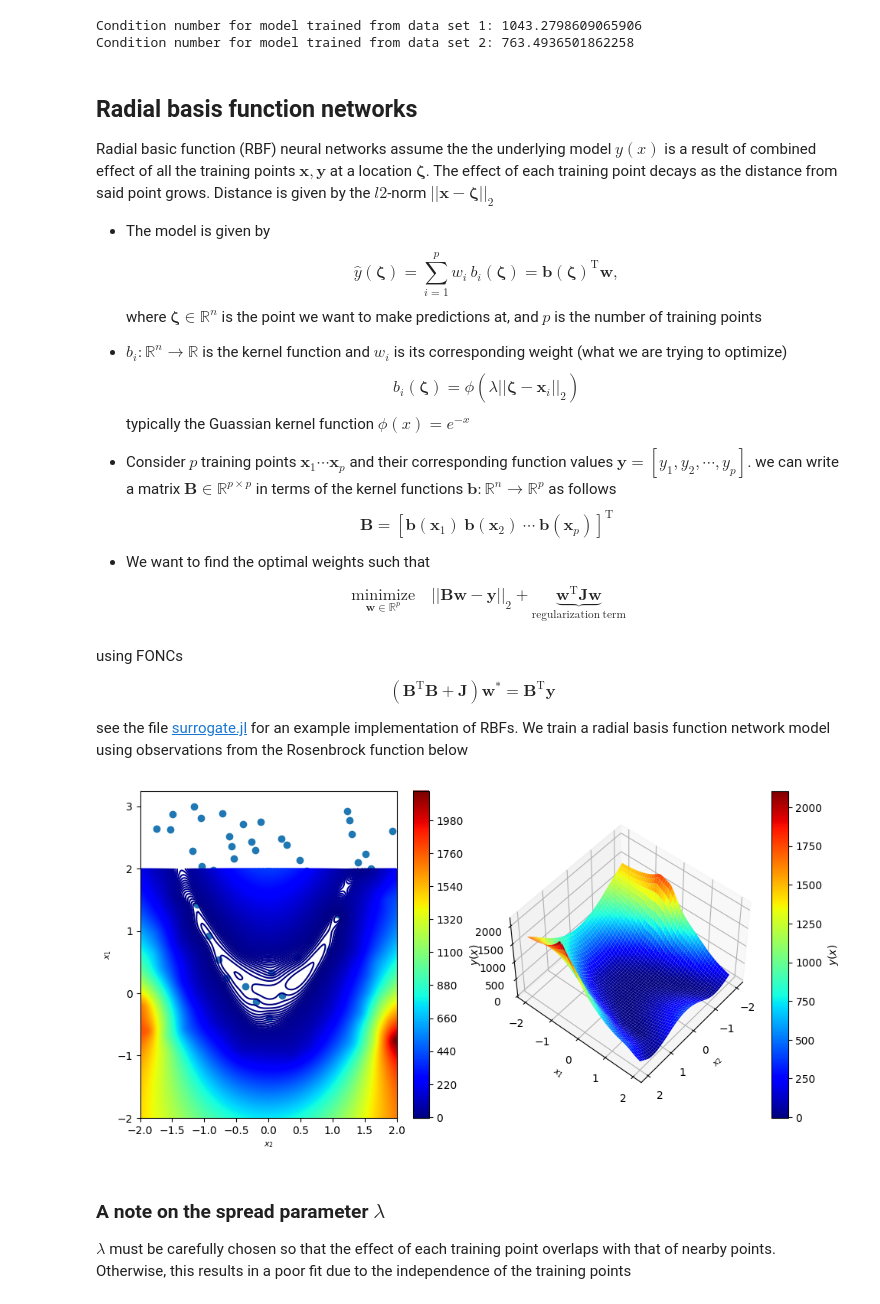
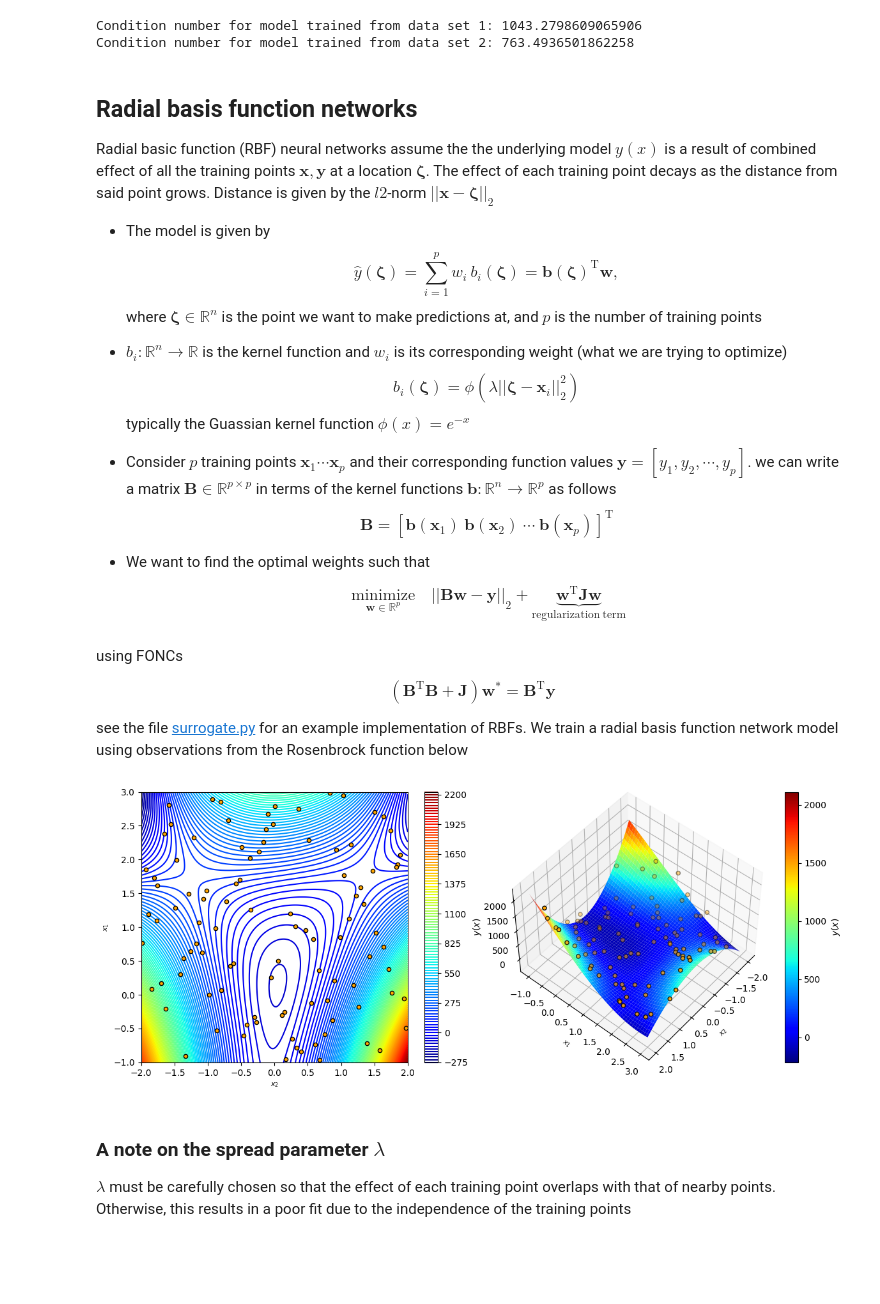
Before and after one commit to khbalhandawi/MECH559_notebooks, a Jupyter notebook: 3_data_fits/Model_fits_py.ipynb, the cells around one changed output. Saved outputs shown, nothing was run; the diff lists cells and outputs as text; code cells hidden in the pictures; blank space fills up the shorter version.

```diff
--- a/3_data_fits/Model_fits_py.ipynb
+++ b/3_data_fits/Model_fits_py.ipynb
@@ -82,10 +77,6 @@ $$
 We plot it below
 # %%
 rosen = lambda x1,x2 : (1.0 - x1)**2 + 100.0 * (x2 - x1**2)**2
-
-# Replace with your bounds
-lb = np.array([-2, -2])
-ub = np.array([2, 2])
 
 # Grid for plotting
 bounds_plot = np.vstack([lb, ub])
@@ -98,7 +89,7 @@ X_plot, Y_plot = np.meshgrid(x_plot, y_plot)
 # Compute true function value
 Z_plot = rosen(X_plot, Y_plot)
 
-fig = plt.figure(figsize=(10, 5))
+fig = plt.figure(figsize=(12, 5))
 
 # Contour plot
 ax1 = fig.add_subplot(1, 2, 1)
@@ -323,7 +312,7 @@ where $\boldsymbol{\zeta} \in \mathbb{R}^n$ is the point we want to make predict
 
 * $b_{i} : \mathbb{R}^n \rightarrow \mathbb{R}$ is the kernel function and $w_i$ is its corresponding weight (what we are trying to optimize)
 $$
-b_{i} (\boldsymbol {\zeta}) = \phi (\lambda ||{\boldsymbol {\zeta} -\mathbf {x} _{i}}||_2)
+b_{i} (\boldsymbol {\zeta}) = \phi (\lambda ||{\boldsymbol {\zeta} -\mathbf {x} _{i}}||_2^2)
 $$
 typically the Guassian kernel function $\phi(x) = e^{-x}$
 
@@ -345,7 +334,7 @@ $$
 \left(\mathbf{B}^{\mathrm{T}}\mathbf{B} + \mathbf{J}\right)\mathbf{w}^* = \mathbf{B}^{\mathrm{T}}\mathbf{y}
 $$
 
-see the file [surrogate.jl](./surrogate.jl) for an example implementation of RBFs. We train a radial basis function network model using observations from the Rosenbrock function below
+see the file [surrogate.py](./surrogate.py) for an example implementation of RBFs. We train a radial basis function network model using observations from the Rosenbrock function below
 # %%
 # train the model
 rbf_surrogate = Surrogate(X=lhs, Y=Y[:,None], type="RBF", lb=lb, ub=ub, r=0.0, λ=0.05)
@@ -353,30 +342,31 @@ rbf_surrogate.train()
 # %%
 # Predictions
 zh = rbf_surrogate.predict(x_predict)
 Zh = zh.reshape(X_plot.shape)
-fig = plt.figure(figsize=(10, 5))
+fig = plt.figure(figsize=(12, 5))
 
 # Contour plot
 ax1 = fig.add_subplot(1, 2, 1)
-contour = ax1.contour(X_plot, Y_plot, Zh, levels=1000, cmap='jet')
-ax1.scatter(lhs[:,0],lhs[:,1])
+contour = ax1.contour(X_plot, Y_plot, Zh, levels=100, cmap='jet')
+ax1.scatter(lhs[:,0],lhs[:,1],c="orange",s=20,edgecolors="k",zorder=2,label="LHS samples")
 fig.colorbar(contour, ax=ax1, label="$y(x)$")
 ax1.set_xlabel('$x_2$', fontsize=8)
 ax1.set_ylabel('$x_1$', fontsize=8)
 
 # Surface plot
 ax2 = fig.add_subplot(1, 2, 2, projection='3d')
 surf = ax2.plot_surface(X_plot, Y_plot, Zh, cmap='jet')
+ax2.scatter(lhs[:,0],lhs[:,1],Y+100,c="orange",s=20,edgecolors="k")
 fig.colorbar(surf, ax=ax2, label="$y(x)$")
 ax2.set_xlabel('$x_2$', fontsize=8)
 ax2.set_ylabel('$x_1$', fontsize=8)
 ax2.view_init(50, 40)
 
 # Save the figure
 plt.tight_layout()
 # plt.savefig('rosenbrock.pdf')
 # %% [output]
-[figure, old version]
+[figure, new version]
 # %% [markdown]
 ### A note on the spread parameter $\lambda$
 
```
Also changed, not shown: parts of 18 cells of this notebook, 2 other files.
